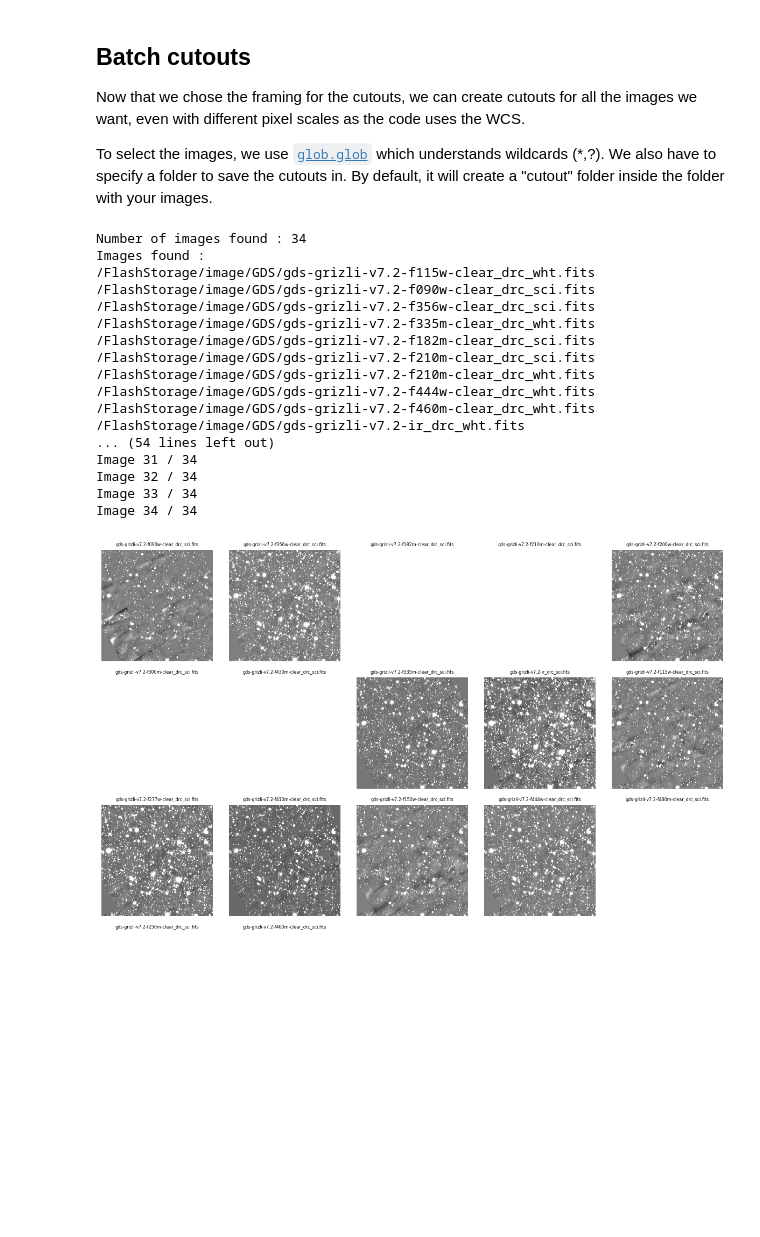
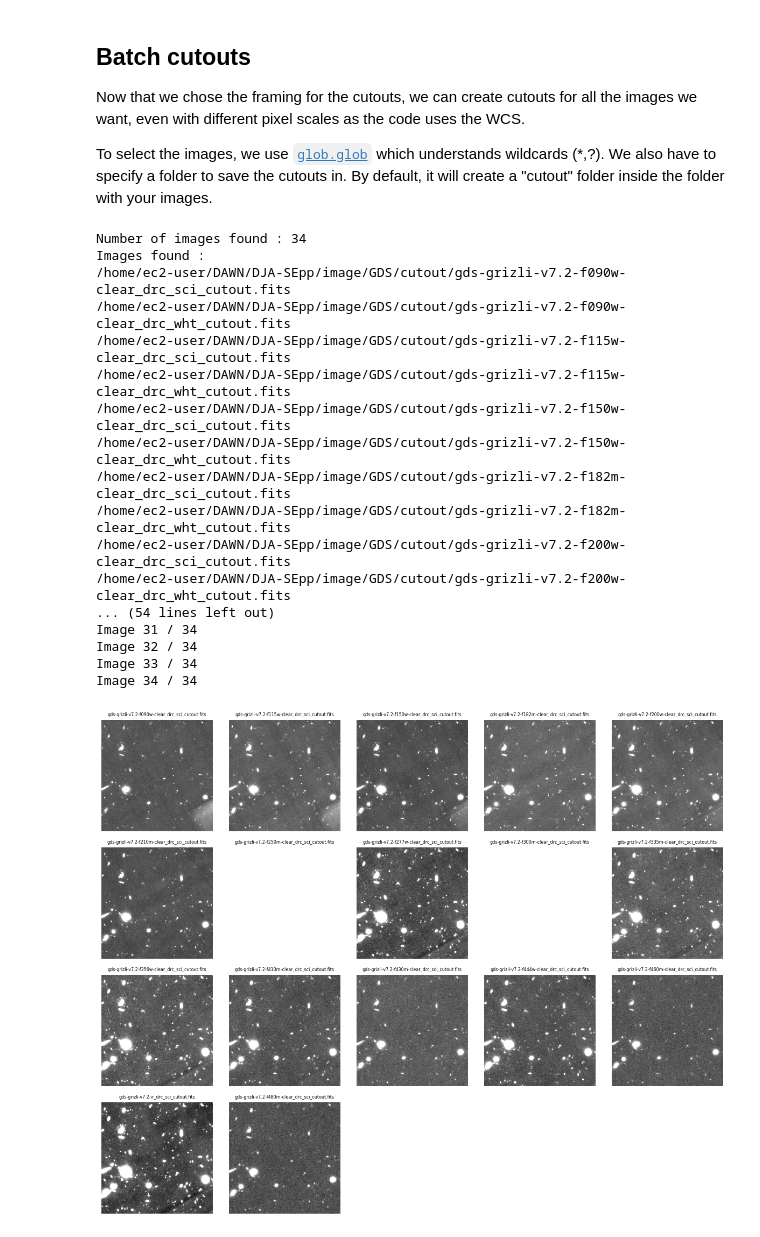
Before and after one commit to AstroAure/DJA-SEpp, a Jupyter notebook: 00.2_Cutout.ipynb, the cells around one changed output. Cells and saved outputs as stored; diff of their text form; code cells hidden in the pictures; blank space fills up the shorter version.

```diff
--- a/00.2_Cutout.ipynb
+++ b/00.2_Cutout.ipynb
@@ -148,32 +148,31 @@ def save_cutouts(generic_filename   : str,
 # %%
 center = SkyCoord('53.17 -27.78', frame='icrs', unit='deg') # GDS
 # center = SkyCoord('10h00m35s 02d20m00s', frame='icrs') # COSMOS
 # center = SkyCoord('14h19m39s 52d54m00s', frame='icrs') # CEERS
-size=u.Quantity((4.0,4.0), u.arcmin)
+size=u.Quantity((0.5,0.5), u.arcmin)
 
-# save_cutouts(generic_filename="/home/ec2-user/DAWN/DJA-SEpp/image/GDS/*_cutout.fits",
-#              center=center, size=size,
-#              save_folder="/home/ec2-user/DAWN/DJA-SEpp/image/GDS",
-#              plot=True, plot_str="sci", verbose=True)
-save_cutouts(generic_filename="/FlashStorage/image/GDS/*.fits",
+save_cutouts(generic_filename="/home/ec2-user/DAWN/DJA-SEpp/image/GDS/cutout/*.fits",
              center=center, size=size,
              plot=True, plot_str="sci", verbose=True)
+# save_cutouts(generic_filename="/FlashStorage/image/GDS/*.fits",
+#              center=center, size=size,
+#              plot=True, plot_str="sci", verbose=True)
 # %% [output]
 Number of images found : 34
 Images found :
-/FlashStorage/image/GDS/gds-grizli-v7.2-f115w-clear_drc_wht.fits
-/FlashStorage/image/GDS/gds-grizli-v7.2-f090w-clear_drc_sci.fits
-/FlashStorage/image/GDS/gds-grizli-v7.2-f356w-clear_drc_sci.fits
-/FlashStorage/image/GDS/gds-grizli-v7.2-f335m-clear_drc_wht.fits
-/FlashStorage/image/GDS/gds-grizli-v7.2-f182m-clear_drc_sci.fits
-/FlashStorage/image/GDS/gds-grizli-v7.2-f210m-clear_drc_sci.fits
-/FlashStorage/image/GDS/gds-grizli-v7.2-f210m-clear_drc_wht.fits
-/FlashStorage/image/GDS/gds-grizli-v7.2-f444w-clear_drc_wht.fits
-/FlashStorage/image/GDS/gds-grizli-v7.2-f460m-clear_drc_wht.fits
-/FlashStorage/image/GDS/gds-grizli-v7.2-ir_drc_wht.fits
+/home/ec2-user/DAWN/DJA-SEpp/image/GDS/cutout/gds-grizli-v7.2-f090w-clear_drc_sci_cutout.fits
+/home/ec2-user/DAWN/DJA-SEpp/image/GDS/cutout/gds-grizli-v7.2-f090w-clear_drc_wht_cutout.fits
+/home/ec2-user/DAWN/DJA-SEpp/image/GDS/cutout/gds-grizli-v7.2-f115w-clear_drc_sci_cutout.fits
+/home/ec2-user/DAWN/DJA-SEpp/image/GDS/cutout/gds-grizli-v7.2-f115w-clear_drc_wht_cutout.fits
+/home/ec2-user/DAWN/DJA-SEpp/image/GDS/cutout/gds-grizli-v7.2-f150w-clear_drc_sci_cutout.fits
+/home/ec2-user/DAWN/DJA-SEpp/image/GDS/cutout/gds-grizli-v7.2-f150w-clear_drc_wht_cutout.fits
+/home/ec2-user/DAWN/DJA-SEpp/image/GDS/cutout/gds-grizli-v7.2-f182m-clear_drc_sci_cutout.fits
+/home/ec2-user/DAWN/DJA-SEpp/image/GDS/cutout/gds-grizli-v7.2-f182m-clear_drc_wht_cutout.fits
+/home/ec2-user/DAWN/DJA-SEpp/image/GDS/cutout/gds-grizli-v7.2-f200w-clear_drc_sci_cutout.fits
+/home/ec2-user/DAWN/DJA-SEpp/image/GDS/cutout/gds-grizli-v7.2-f200w-clear_drc_wht_cutout.fits
 ... (54 lines left out)
 Image 31 / 34
 Image 32 / 34
 Image 33 / 34
 Image 34 / 34
-[figure, old version]
+[figure, new version]
```
Also changed, not shown: 7 other files.
